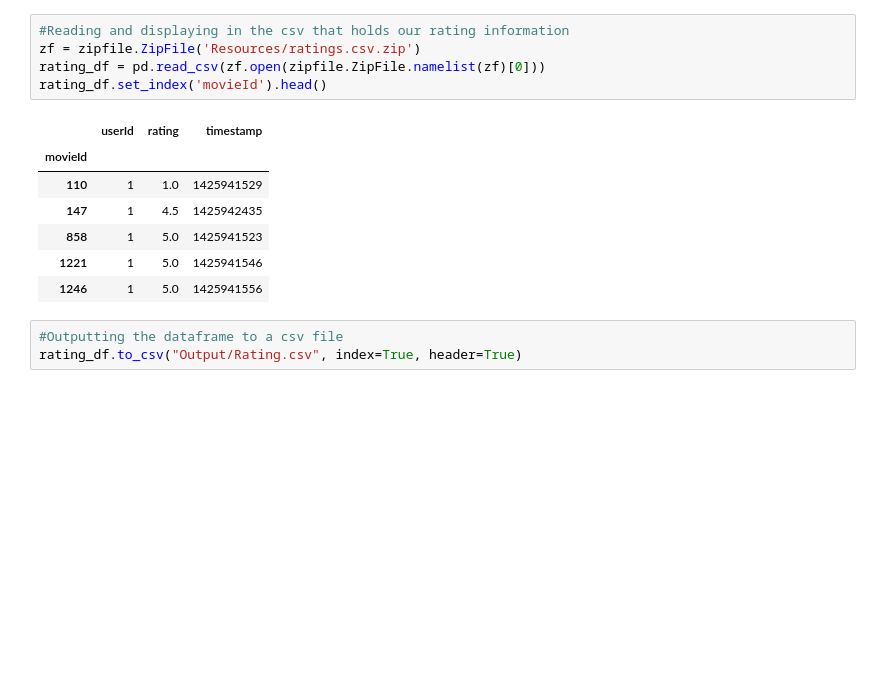
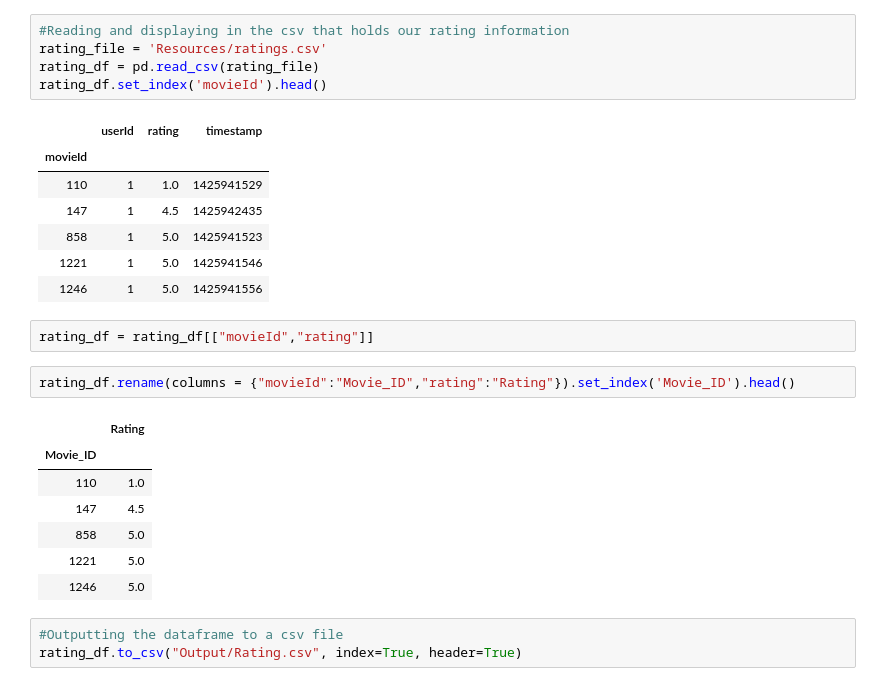
Before and after one commit to gramlivingston/ETL_project, a Jupyter notebook: ETL.ipynb, the cells around one changed output. Saved outputs shown, nothing was run; the diff lists cells and outputs as text; blank space fills up the shorter version.

```diff
--- a/ETL.ipynb
+++ b/ETL.ipynb
@@ -65,8 +54,8 @@ actors_df.set_index('id').head()
 actors_df.to_csv("Output/Actors.csv", index=True, header=True)
 # %%
 #Reading and displaying in the csv that holds our rating information
-zf = zipfile.ZipFile('Resources/ratings.csv.zip')
-rating_df = pd.read_csv(zf.open(zipfile.ZipFile.namelist(zf)[0]))
+rating_file = 'Resources/ratings.csv'
+rating_df = pd.read_csv(rating_file)
 rating_df.set_index('movieId').head()
 # %% [output]
 |  | userId | rating | timestamp |
@@ -76,6 +65,18 @@ rating_df.set_index('movieId').head()
 | 858 | 1 | 5.0 | 1425941523 |
 | 1221 | 1 | 5.0 | 1425941546 |
 | 1246 | 1 | 5.0 | 1425941556 |
+# %%
+rating_df = rating_df[["movieId","rating"]]
+# %%
+rating_df.rename(columns = {"movieId":"Movie_ID","rating":"Rating"}).set_index('Movie_ID').head()
+# %% [output]
+|  | Rating |
+| Movie_ID |  |
+| 110 | 1.0 |
+| 147 | 4.5 |
+| 858 | 5.0 |
+| 1221 | 5.0 |
+| 1246 | 5.0 |
 # %%
 #Outputting the dataframe to a csv file
 rating_df.to_csv("Output/Rating.csv", index=True, header=True)
```
Also changed, not shown: parts of 21 cells of this notebook, 6 other files.
